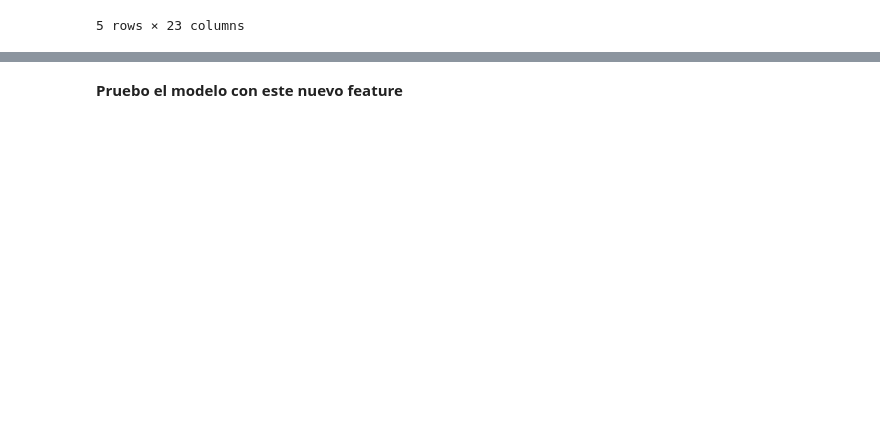
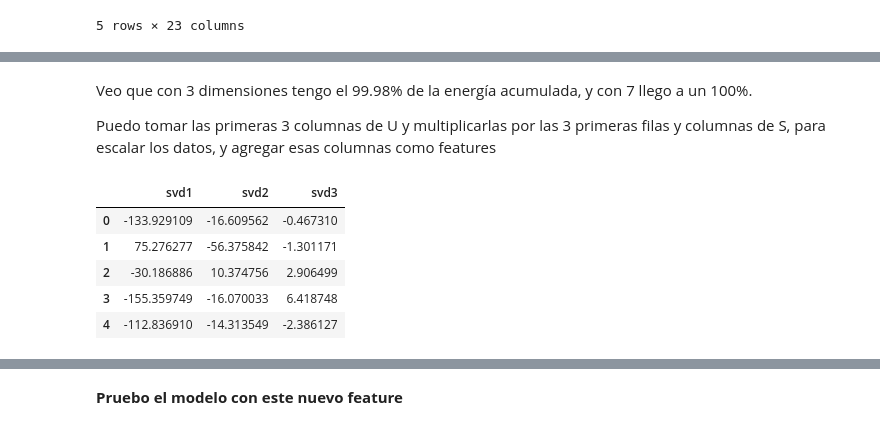
Before and after one commit to luctiz/Grupo43-TP2, a Jupyter notebook: TP2-Features-Soledad.ipynb, the cells around one changed output, grey strips where cells are left out. Cells and saved outputs as stored; diff of their text form; code cells hidden in the pictures; blank space fills up the shorter version.

```diff
--- a/TP2-Features-Soledad.ipynb
+++ b/TP2-Features-Soledad.ipynb
@@ -845,0 +333,17 @@ test.head()
+# %% [markdown]
+Veo que con 3 dimensiones tengo el 99.98% de la energía acumulada, y con 7 llego a un 100%.
+
+Puedo tomar las primeras 3 columnas de U y multiplicarlas por las 3 primeras filas y columnas de S, para escalar los datos, y agregar esas columnas como features
+# %%
+#set de train, tomo una representación de los datos en 3 dimensiones
+aprox3 = np.matrix(u[:, :3]) * np.diag(s[:3])
+features_svd = pd.DataFrame(aprox3)
+features_svd.columns = ['svd1', 'svd2', 'svd3']
+features_svd.head()
+# %% [output]
+|  | svd1 | svd2 | svd3 |
+| 0 | -133.929109 | -16.609562 | -0.467310 |
+| 1 | 75.276277 | -56.375842 | -1.301171 |
+| 2 | -30.186886 | 10.374756 | 2.906499 |
+| 3 | -155.359749 | -16.070033 | 6.418748 |
+| 4 | -112.836910 | -14.313549 | -2.386127 |
```
Also changed, not shown: parts of 198 cells of this notebook, 1 other file.
